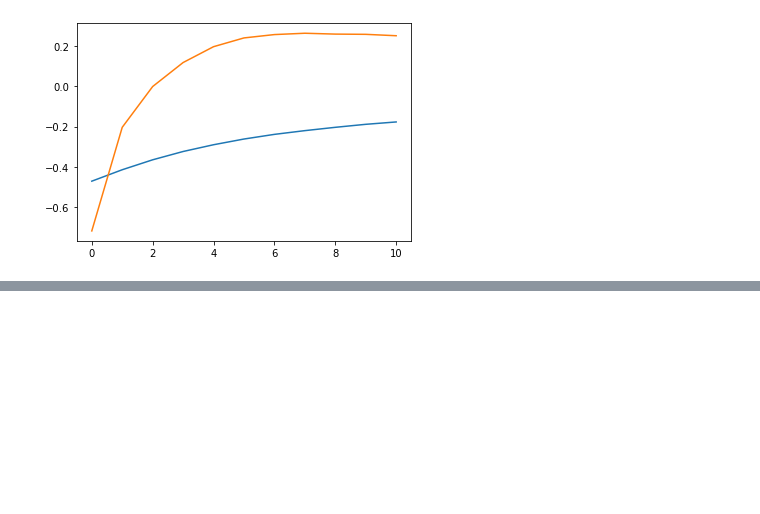
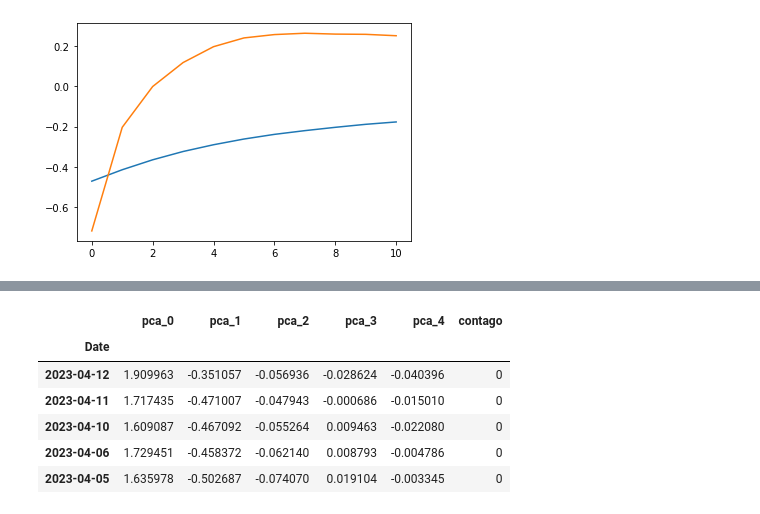
Before and after one commit to ashish1610dhiman/statistical_factors_brent, a Jupyter notebook: notebooks/yibei/b.pca_price_diff.ipynb, the cells around one changed output, grey strips where cells are left out. Saved outputs shown, nothing was run; the diff lists cells and outputs as text; code cells hidden in the pictures; blank space fills up the shorter version.

```diff
--- a/notebooks/yibei/b.pca_price_diff.ipynb
+++ b/notebooks/yibei/b.pca_price_diff.ipynb
@@ -189,0 +203,12 @@ plt.plot(pca.components_[1,:])
+# %%
+df_pca['contago']= price3['contago']
+# %%
+df_pca.head()
+# %% [output]
+|  | pca_0 | pca_1 | pca_2 | pca_3 | pca_4 | contago |
+| Date |  |  |  |  |  |  |
+| 2023-04-12 | 1.909963 | -0.351057 | -0.056936 | -0.028624 | -0.040396 | 0 |
+| 2023-04-11 | 1.717435 | -0.471007 | -0.047943 | -0.000686 | -0.015010 | 0 |
+| 2023-04-10 | 1.609087 | -0.467092 | -0.055264 | 0.009463 | -0.022080 | 0 |
+| 2023-04-06 | 1.729451 | -0.458372 | -0.062140 | 0.008793 | -0.004786 | 0 |
+| 2023-04-05 | 1.635978 | -0.502687 | -0.074070 | 0.019104 | -0.003345 | 0 |
```
Also changed, not shown: parts of 3 cells of this notebook, 1 other file.
